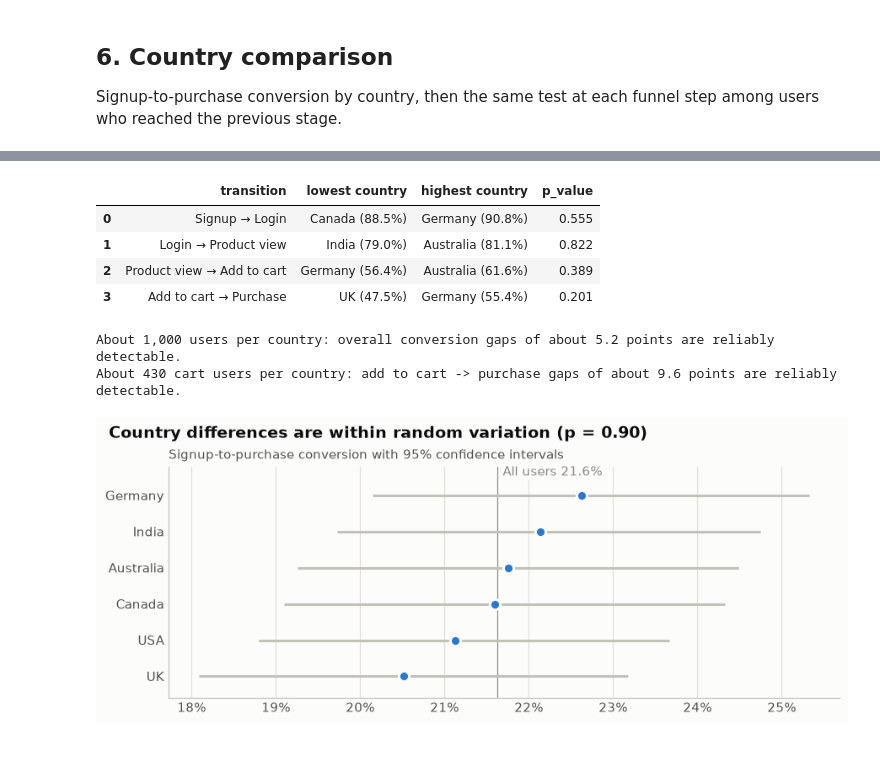
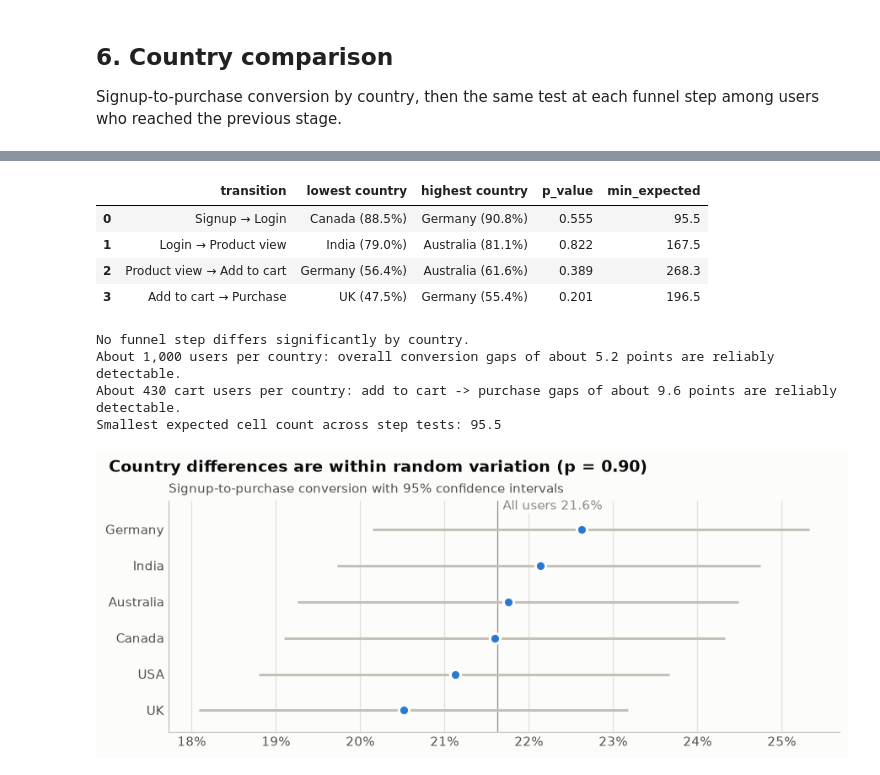
Before and after one commit to omkark2404/ecommerce-funnel-analytics, a Jupyter notebook: notebooks/funnel_analysis.ipynb, the cells around one changed output, grey strips where cells are left out. Cells and saved outputs as stored; diff of their text form; code cells hidden in the pictures.

```diff
--- a/notebooks/funnel_analysis.ipynb
+++ b/notebooks/funnel_analysis.ipynb
@@ -438,40 +484,49 @@ for previous, stage in zip(funnel.STAGES, funnel.STAGES[1:]):
         {
             "transition": f"{funnel.STAGE_LABELS[previous]} → {funnel.STAGE_LABELS[stage]}",
             "lowest country": f"{rates.idxmin()} ({rates.min():.1f}%)",
             "highest country": f"{rates.idxmax()} ({rates.max():.1f}%)",
             "p_value": round(chi2_contingency(table).pvalue, 3),
+            "min_expected": round(float(chi2_contingency(table)[3].min()), 1),
         }
     )
 step_tests = pd.DataFrame(step_tests)
 display(step_tests)
 step_significant = step_tests["p_value"].min() < ALPHA
 print("A funnel step differs significantly by country." if step_significant else "No funnel step differs significantly by country.")
 
 
 def detectable_gap(rate, users_per_group):
     # Smallest gap between two groups found 80% of the time at alpha 0.05
     # (two-sided), in percentage points. Formula: (z_{1-alpha/2} + z_{power}) *
     # sqrt(2 * p * (1-p) / n), with z = 1.96 + 0.84. Assumes equal group
     # sizes and a normal approximation — an approximation, not an exact power.
     return 100 * (1.96 + 0.84) * np.sqrt(2 * rate * (1 - rate) / users_per_group)
 
 
 per_country = len(users) / users["country"].nunique()
 cart_users = dates["add_to_cart"].notna()
 cart_rate = dates.loc[cart_users, "purchase"].notna().mean()
 cart_per_country = cart_users.sum() / users["country"].nunique()
 print(f"About {per_country:,.0f} users per country: overall conversion gaps of about "
       f"{detectable_gap(purchased.mean(), per_country):.1f} points are reliably detectable.")
 print(f"About {cart_per_country:,.0f} cart users per country: add to cart -> purchase gaps of about "
       f"{detectable_gap(cart_rate, cart_per_country):.1f} points are reliably detectable.")
+overall_gap = detectable_gap(purchased.mean(), per_country)
+cart_gap = detectable_gap(cart_rate, cart_per_country)
+min_step_expected = step_tests["min_expected"].min()
+print(f"Smallest expected cell count across step tests: {min_step_expected:.1f}")
+if min_step_expected < 5:
+    print("Warning: some expected cell counts are below 5 — those chi-square results are unreliable.")
 # %% [output]
-|  | transition | lowest country | highest country | p_value |
-| 0 | Signup → Login | Canada (88.5%) | Germany (90.8%) | 0.555 |
-| 1 | Login → Product view | India (79.0%) | Australia (81.1%) | 0.822 |
-| 2 | Product view → Add to cart | Germany (56.4%) | Australia (61.6%) | 0.389 |
-| 3 | Add to cart → Purchase | UK (47.5%) | Germany (55.4%) | 0.201 |
+|  | transition | lowest country | highest country | p_value | min_expected |
+| 0 | Signup → Login | Canada (88.5%) | Germany (90.8%) | 0.555 | 95.5 |
+| 1 | Login → Product view | India (79.0%) | Australia (81.1%) | 0.822 | 167.5 |
+| 2 | Product view → Add to cart | Germany (56.4%) | Australia (61.6%) | 0.389 | 268.3 |
+| 3 | Add to cart → Purchase | UK (47.5%) | Germany (55.4%) | 0.201 | 196.5 |
+No funnel step differs significantly by country.
 About 1,000 users per country: overall conversion gaps of about 5.2 points are reliably detectable.
 About 430 cart users per country: add to cart -> purchase gaps of about 9.6 points are reliably detectable.
+Smallest expected cell count across step tests: 95.5
 # %%
 ordered = countries.sort_values("conversion_rate_pct", ignore_index=True)
 y = np.arange(len(ordered))
```
Also changed, not shown: parts of 17 cells of this notebook, 4 other files.
